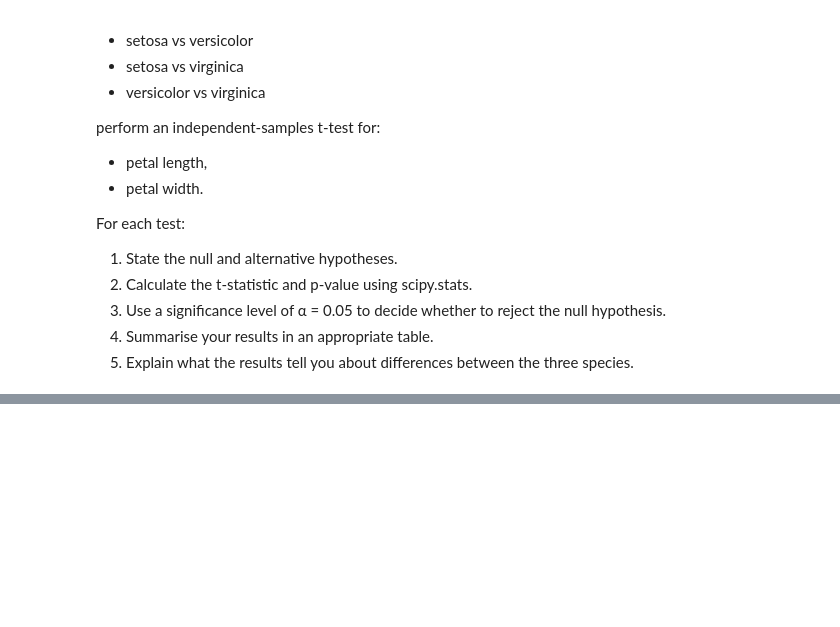
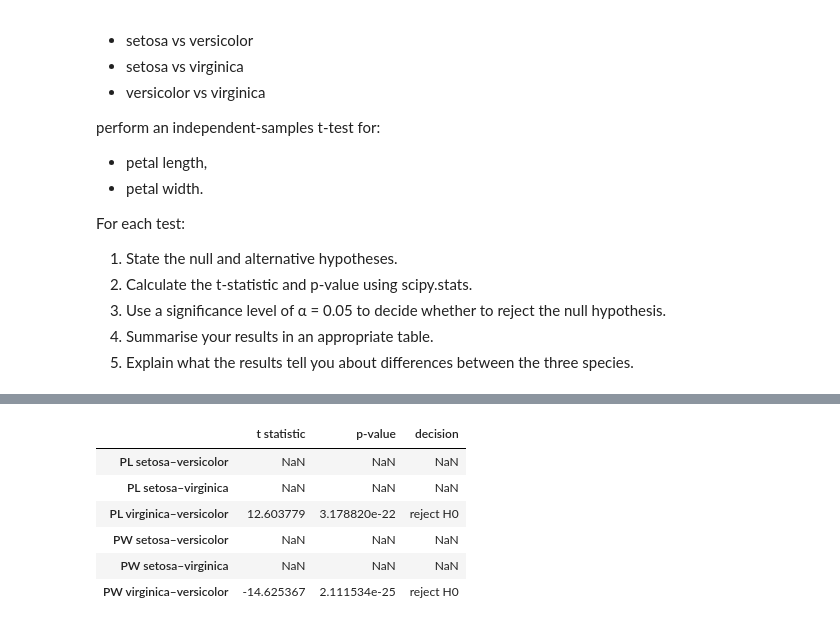
Before and after one commit to aldaszarnauskas/applied-statistics, a Jupyter notebook: problems.ipynb, the cells around one changed output, grey strips where cells are left out. Cells and saved outputs as stored; diff of their text form; code cells hidden in the pictures; blank space fills up the shorter version.

```diff
--- a/problems.ipynb
+++ b/problems.ipynb
@@ -398,0 +401,8 @@ For each test:
+# %%
+# Get petal length and width values for each species.
+setosa_petal_length = df[df["species"] == "setosa"]["petal length (cm)"]
+versicolor_petal_length = df[df["species"] == "versicolor"]["petal length (cm)"]
+virginica_petal_length = df[df["species"] == "virginica"]["petal length (cm)"]
+setosa_petal_width = df[df["species"] == "setosa"]["petal width (cm)"]
+versicolor_petal_width = df[df["species"] == "versicolor"]["petal width (cm)"]
+virginica_petal_width = df[df["species"] == "virginica"]["petal width (cm)"]
@@ -398,0 +659,10 @@ For each test:
+# %%
+df_results = pd.DataFrame(
+    {
+        "t statistic": pd.Series(dtype="float"),
+        "p-value": pd.Series(dtype="float"),
+        "decision": pd.Series(dtype="object"),
+    },
+    index=["PL setosa–versicolor", "PL setosa–virginica", "PL virginica–versicolor",
+           "PW setosa–versicolor", "PW setosa–virginica", "PW virginica–versicolor"],
+)
@@ -398,0 +679,23 @@ For each test:
+# %%
+result = stats.ttest_ind(
+    virginica_petal_length, versicolor_petal_length,
+    alternative="two-sided", equal_var=True)
+df_results.loc["PL virginica–versicolor", "t statistic"] = result.statistic
+df_results.loc["PL virginica–versicolor", "p-value"] = result.pvalue
+df_results.loc["PL virginica–versicolor", "decision"] = "reject H0"
+
+result = stats.ttest_ind(
+    versicolor_petal_width, virginica_petal_width,
+    alternative="two-sided", equal_var=False)
+df_results.loc["PW virginica–versicolor", "t statistic"] = result.statistic
+df_results.loc["PW virginica–versicolor", "p-value"] = result.pvalue
+df_results.loc["PW virginica–versicolor", "decision"] = "reject H0"
+df_results
+# %% [output]
+|  | t statistic | p-value | decision |
+| PL setosa–versicolor | NaN | NaN | NaN |
+| PL setosa–virginica | NaN | NaN | NaN |
+| PL virginica–versicolor | 12.603779 | 3.178820e-22 | reject H0 |
+| PW setosa–versicolor | NaN | NaN | NaN |
+| PW setosa–virginica | NaN | NaN | NaN |
+| PW virginica–versicolor | -14.625367 | 2.111534e-25 | reject H0 |
```
Also changed, not shown: parts of 29 cells of this notebook, 2 other files.
